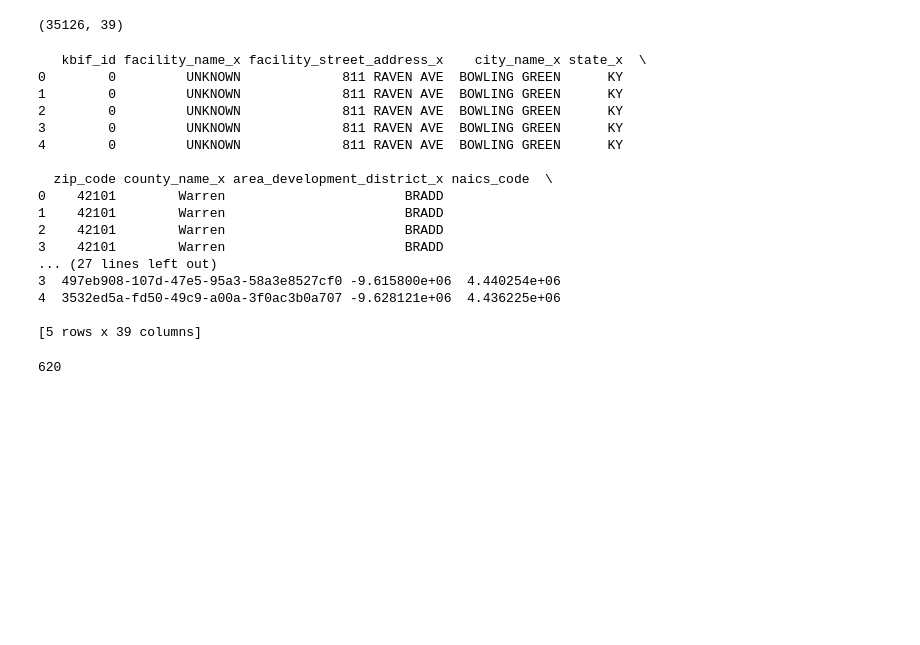
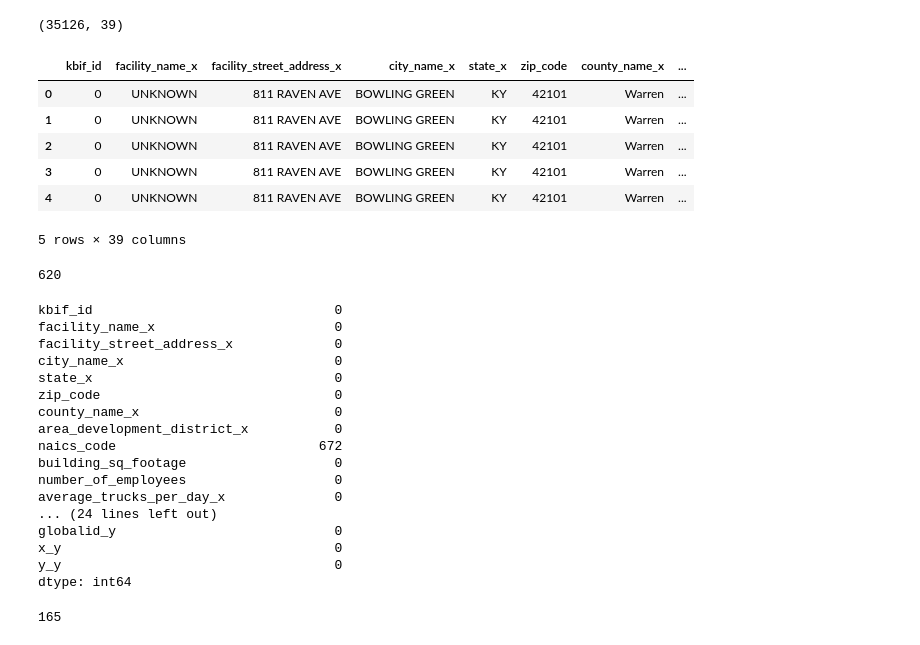
Before and after one commit to Mikes-Design/ky_traffic_analytics, a Jupyter notebook: worked_data/work.ipynb, the cells around one changed output. Drawn from its saved outputs; the diff is of its cells as text; code cells hidden in the pictures; blank space fills up the shorter version.

```diff
--- a/worked_data/work.ipynb
+++ b/worked_data/work.ipynb
@@ -339,26 +339,16 @@ merged_df.shape
 # %% [output]
 (35126, 39)
 # %%
-# prints the first few rows of the merged DataFrame to see what it looks like
-print(merged_df.head())
+# shows the first few rows of the merged DataFrame to see what it looks like
+merged_df.head()
 # %% [output]
+|  | kbif_id | facility_name_x | facility_street_address_x | city_name_x | state_x | zip_code | county_name_x | ... |
+| 0 | 0 | UNKNOWN | 811 RAVEN AVE | BOWLING GREEN | KY | 42101 | Warren | ... |
+| 1 | 0 | UNKNOWN | 811 RAVEN AVE | BOWLING GREEN | KY | 42101 | Warren | ... |
+| 2 | 0 | UNKNOWN | 811 RAVEN AVE | BOWLING GREEN | KY | 42101 | Warren | ... |
+| 3 | 0 | UNKNOWN | 811 RAVEN AVE | BOWLING GREEN | KY | 42101 | Warren | ... |
+| 4 | 0 | UNKNOWN | 811 RAVEN AVE | BOWLING GREEN | KY | 42101 | Warren | ... |
-   kbif_id facility_name_x facility_street_address_x    city_name_x state_x  \
-0        0         UNKNOWN             811 RAVEN AVE  BOWLING GREEN      KY
-1        0         UNKNOWN             811 RAVEN AVE  BOWLING GREEN      KY
-2        0         UNKNOWN             811 RAVEN AVE  BOWLING GREEN      KY
-3        0         UNKNOWN             811 RAVEN AVE  BOWLING GREEN      KY
-4        0         UNKNOWN             811 RAVEN AVE  BOWLING GREEN      KY
-
-  zip_code county_name_x area_development_district_x naics_code  \
-0    42101        Warren                       BRADD
-1    42101        Warren                       BRADD
-2    42101        Warren                       BRADD
-3    42101        Warren                       BRADD
-... (27 lines left out)
-3  497eb908-107d-47e5-95a3-58a3e8527cf0 -9.615800e+06  4.440254e+06
-4  3532ed5a-fd50-49c9-a00a-3f0ac3b0a707 -9.628121e+06  4.436225e+06
-
-[5 rows x 39 columns]
+5 rows × 39 columns
 # %%
 # this script counts the number of rows where both facility_name_x and facility_name_y are 'UNKNOWN'
 # I converted entries to uppercase then checked if either facility_name_x or facility_name_y is 'UNKNOWN' if so it would == True
@@ -367,3 +357,23 @@ total_unknowns = check_unknowns.sum()
 print(total_unknowns)
 # %% [output]
 620
+# %%
+merged_df.isnull().sum()
+# %% [output]
+kbif_id                               0
+facility_name_x                       0
+facility_street_address_x             0
+city_name_x                           0
+state_x                               0
+zip_code                              0
+county_name_x                         0
+area_development_district_x           0
+naics_code                          672
+building_sq_footage                   0
+number_of_employees                   0
+average_trucks_per_day_x              0
+... (24 lines left out)
+globalid_y                            0
+x_y                                   0
+y_y                                   0
+dtype: int64
@@ -369,0 +386,7 @@ print(total_unknowns)
+# %%
+# checks if the cleaned facility names are the same
+same_facility = temp_df['facility_name_x_clean'] == temp_df['facility_name_y_clean']
+
+print(same_facility.sum())
+# %% [output]
+165
```
Also changed, not shown: parts of 2 cells of this notebook.
